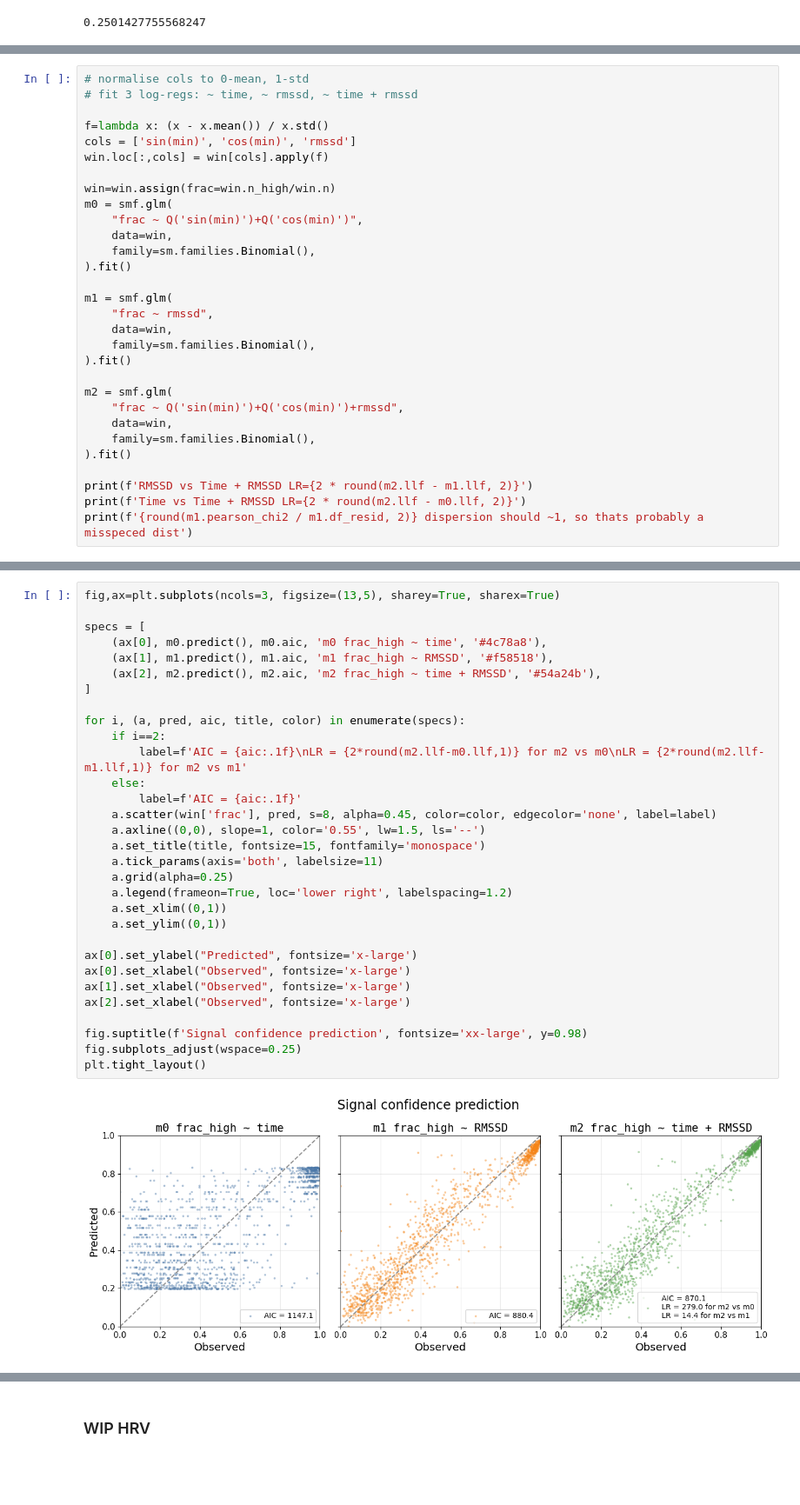
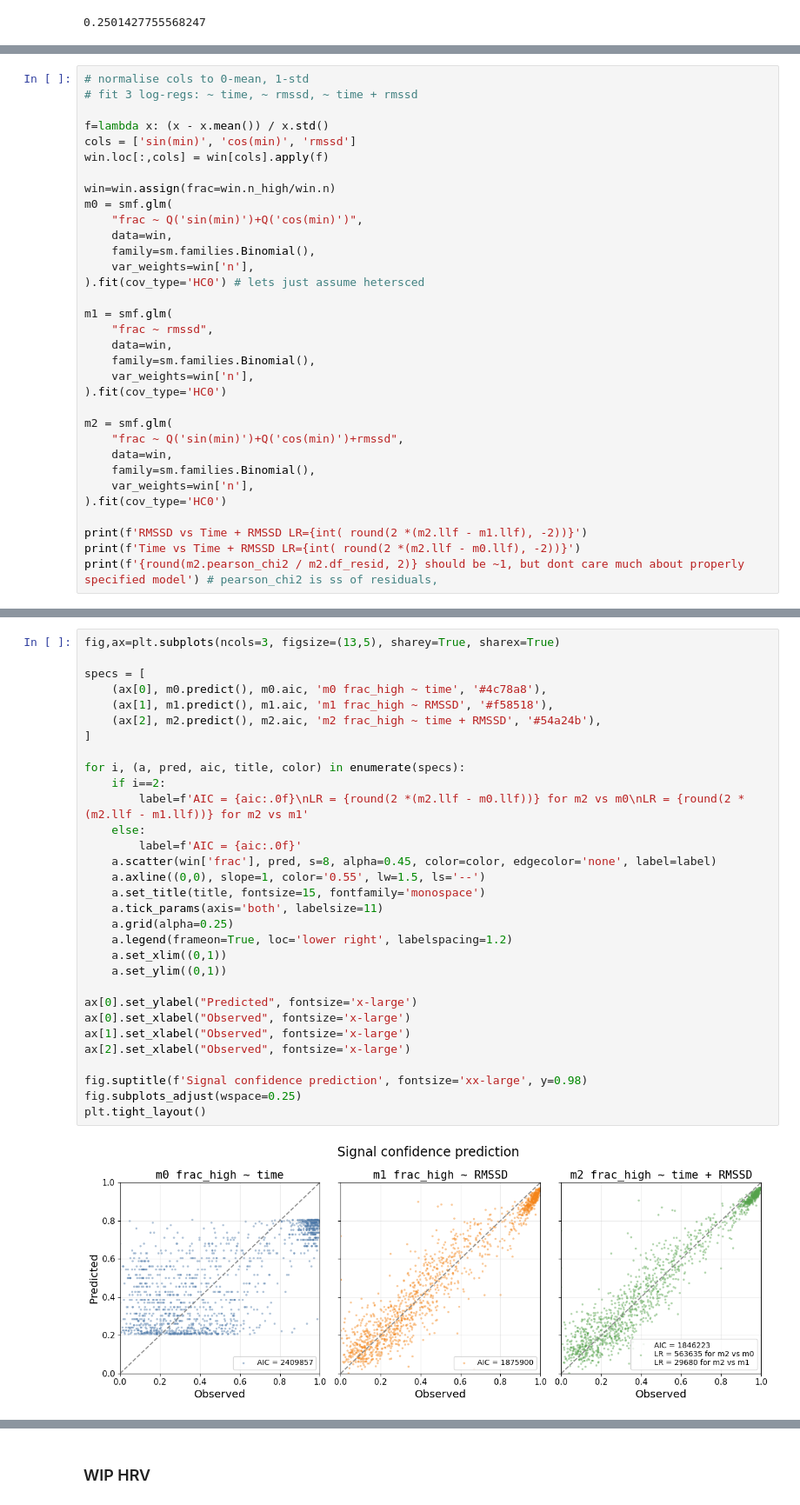
Before and after one commit to mol2people/tiktok_hrv, a Jupyter notebook: eda_hrv.ipynb, the cells around one changed output, grey strips where cells are left out. Shown at 87% size. Drawn from its saved outputs; the diff is of its cells as text; blank space fills up the shorter version.

```diff
--- a/eda_hrv.ipynb
+++ b/eda_hrv.ipynb
@@ -748,21 +763,24 @@ m0 = smf.glm(
     "frac ~ Q('sin(min)')+Q('cos(min)')",
     data=win,
     family=sm.families.Binomial(),
-).fit()
+    var_weights=win['n'],
+).fit(cov_type='HC0') # lets just assume hetersced
 
 m1 = smf.glm(
     "frac ~ rmssd",
     data=win,
     family=sm.families.Binomial(),
-).fit()
+    var_weights=win['n'],
+).fit(cov_type='HC0')
 
 m2 = smf.glm(
     "frac ~ Q('sin(min)')+Q('cos(min)')+rmssd",
     data=win,
     family=sm.families.Binomial(),
-).fit()
+    var_weights=win['n'],
+).fit(cov_type='HC0')
 
-print(f'RMSSD vs Time + RMSSD LR={2 * round(m2.llf - m1.llf, 2)}')
-print(f'Time vs Time + RMSSD LR={2 * round(m2.llf - m0.llf, 2)}')
-print(f'{round(m1.pearson_chi2 / m1.df_resid, 2)} dispersion should ~1, so thats probably a misspeced dist')
+print(f'RMSSD vs Time + RMSSD LR={int( round(2 *(m2.llf - m1.llf), -2))}')
+print(f'Time vs Time + RMSSD LR={int( round(2 *(m2.llf - m0.llf), -2))}')
+print(f'{round(m2.pearson_chi2 / m2.df_resid, 2)} should be ~1, but dont care much about properly specified model') # pearson_chi2 is ss of residuals,
 # %% [output]
@@ -772,36 +790,36 @@ Time vs Time + RMSSD LR=279.02
 # %%
 fig,ax=plt.subplots(ncols=3, figsize=(13,5), sharey=True, sharex=True)
 
 specs = [
     (ax[0], m0.predict(), m0.aic, 'm0 frac_high ~ time', '#4c78a8'),
     (ax[1], m1.predict(), m1.aic, 'm1 frac_high ~ RMSSD', '#f58518'),
     (ax[2], m2.predict(), m2.aic, 'm2 frac_high ~ time + RMSSD', '#54a24b'),
 ]
 
 for i, (a, pred, aic, title, color) in enumerate(specs):
     if i==2:
-        label=f'AIC = {aic:.1f}\nLR = {2*round(m2.llf-m0.llf,1)} for m2 vs m0\nLR = {2*round(m2.llf-m1.llf,1)} for m2 vs m1'
+        label=f'AIC = {aic:.0f}\nLR = {round(2 *(m2.llf - m0.llf))} for m2 vs m0\nLR = {round(2 *(m2.llf - m1.llf))} for m2 vs m1'
     else:
-        label=f'AIC = {aic:.1f}'
+        label=f'AIC = {aic:.0f}'
     a.scatter(win['frac'], pred, s=8, alpha=0.45, color=color, edgecolor='none', label=label)
     a.axline((0,0), slope=1, color='0.55', lw=1.5, ls='--')
     a.set_title(title, fontsize=15, fontfamily='monospace')
     a.tick_params(axis='both', labelsize=11)
     a.grid(alpha=0.25)
     a.legend(frameon=True, loc='lower right', labelspacing=1.2)
     a.set_xlim((0,1))
     a.set_ylim((0,1))
 
 ax[0].set_ylabel("Predicted", fontsize='x-large')
 ax[0].set_xlabel("Observed", fontsize='x-large')
 ax[1].set_xlabel("Observed", fontsize='x-large')
 ax[2].set_xlabel("Observed", fontsize='x-large')
 
 fig.suptitle(f'Signal confidence prediction', fontsize='xx-large', y=0.98)
 fig.subplots_adjust(wspace=0.25)
 plt.tight_layout()
 # %% [output]
-[figure, old version]
+[figure, new version]
 # %%
 # select measurements with extreme low/high frac vals
 # check how the predictions look like with ~ time + rmssd model
```
Also changed, not shown: parts of 3 cells of this notebook.
